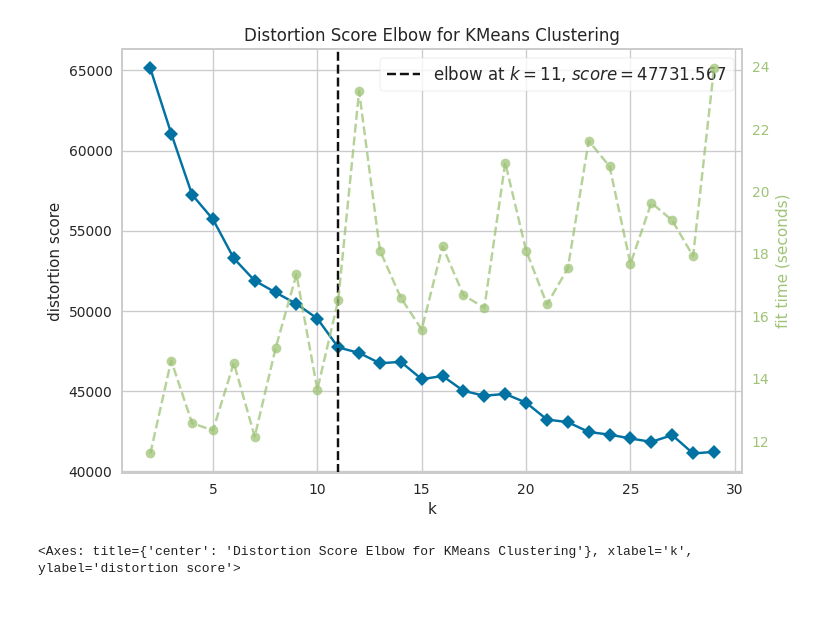
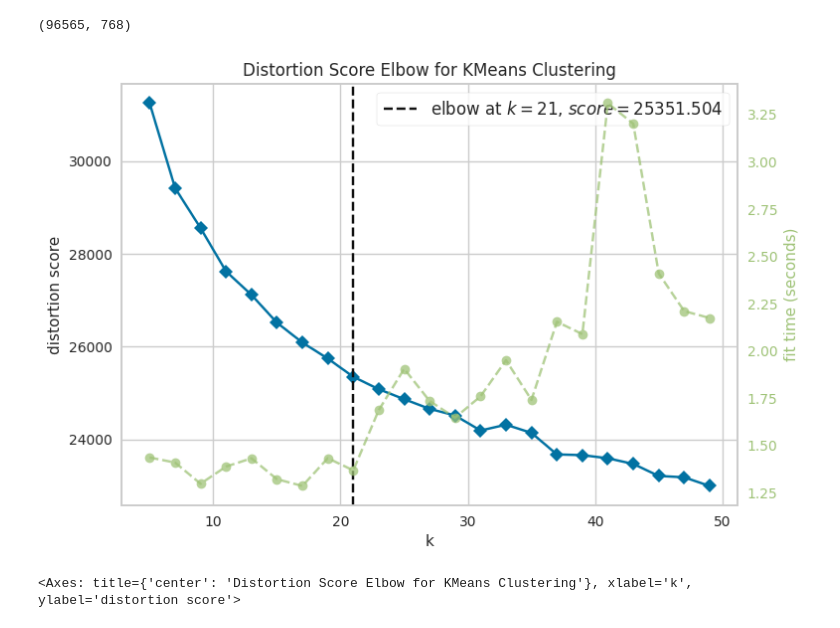
Before and after one commit to rik1599/mth-review-analysis, a Jupyter notebook: clusters.ipynb, the cells around one changed output. Drawn from its saved outputs; the diff is of its cells as text; code cells hidden in the pictures.

```diff
--- a/clusters.ipynb
+++ b/clusters.ipynb
@@ -1,29 +1,34 @@
 # %%
 import os
-import pandas as pd
+import numpy as np
 from tqdm.auto import tqdm
 
 directory = 'output/embeddings_citations/'
 
-dfs = []
+embs = []
 for f in tqdm(os.listdir(directory)):
-    if f.endswith('.csv'):
-        df = pd.read_csv(os.path.join(directory, f), header=None, index_col=False)
-        dfs.append(df)
+    if f.endswith('.npy'):
+        df = np.load(directory + f)
+        embs.append(df)
 
-df = pd.concat(dfs)
+embs = np.vstack(embs)
+
+embs.shape
+# %% [output]
+(96565, 768)
 # %%
+from yellowbrick.cluster import KElbowVisualizer
 from sklearn.cluster import KMeans
-from yellowbrick.cluster import KElbowVisualizer
+import seaborn as sns
 import matplotlib.pyplot as plt
 
 plt.set_loglevel('error')
 
 model = KMeans()
-visualizer = KElbowVisualizer(model, k=(2, 30))
-visualizer.fit(df.values)
+visualizer = KElbowVisualizer(model, k=range(5, 50, 2))
 
+visualizer.fit(embs)
 visualizer.show()
 # %% [output]
-[figure, old version]
+[figure, new version]
 <Axes: title={'center': 'Distortion Score Elbow for KMeans Clustering'}, xlabel='k', ylabel='distortion score'>
```
Also changed, not shown: parts of 2 cells of this notebook, 5 other files.
